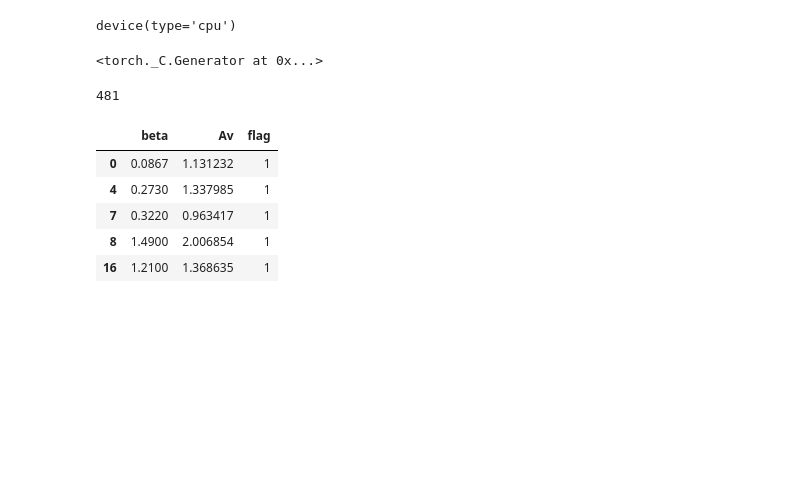
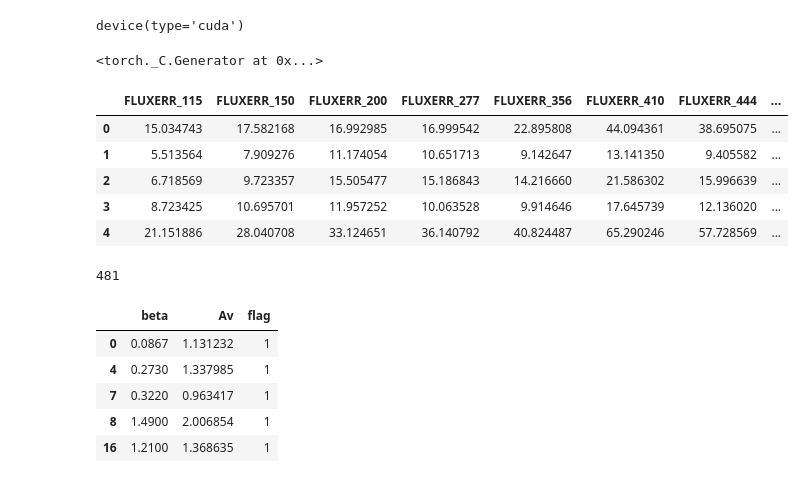
Before and after one commit to hartysimon-sketch/Galaxy-Classifier, a Jupyter notebook: Summer Research/Training/fc_network.ipynb, the cells around one changed output. Saved outputs shown, nothing was run; the diff lists cells and outputs as text; code cells hidden in the pictures; blank space fills up the shorter version.

```diff
--- a/Summer Research/Training/fc_network.ipynb
+++ b/Summer Research/Training/fc_network.ipynb
@@ -22,7 +22,7 @@ import utils as ut
 DEVICE = torch.device('cuda' if torch.cuda.is_available() else 'cpu')
 SEED = 42
 BATCH_SIZE = 128
-EPOCHS = 32000
+EPOCHS = 1000
 LR = 1e-4
 WD = 1e-2
 WEIGHTS = torch.tensor([1.0, 2.0]).to(DEVICE)
@@ -35,7 +35,7 @@ params = {'num_outputs': 2,
 
 DEVICE # check device
 # %% [output]
-device(type='cpu')
+device(type='cuda')
 # %%
 random.seed(SEED)
 torch.manual_seed(SEED)
@@ -55,6 +55,20 @@ cwd = Path.cwd()
 cutout_dir = cwd.parent / 'data' / 'cutouts'
 table_dir = cwd.parent / 'data' / 'tables'
 model_dir = cwd.parent / 'models'
+# %%
+tables = table_dir.rglob('*')
+df = pd.concat((pd.read_csv(t) for t in tables), ignore_index=True)
+
+ceers_flux = df.filter(regex='^FLUX_')
+ceers_err = df.filter(regex='^FLUXERR_')
+ceers_err.head()
+# %% [output]
+|  | FLUXERR_115 | FLUXERR_150 | FLUXERR_200 | FLUXERR_277 | FLUXERR_356 | FLUXERR_410 | FLUXERR_444 | ... |
+| 0 | 15.034743 | 17.582168 | 16.992985 | 16.999542 | 22.895808 | 44.094361 | 38.695075 | ... |
+| 1 | 5.513564 | 7.909276 | 11.174054 | 10.651713 | 9.142647 | 13.141350 | 9.405582 | ... |
+| 2 | 6.718569 | 9.723357 | 15.505477 | 15.186843 | 14.216660 | 21.586302 | 15.996639 | ... |
+| 3 | 8.723425 | 10.695701 | 11.957252 | 10.063528 | 9.914646 | 17.645739 | 12.136020 | ... |
+| 4 | 21.151886 | 28.040708 | 33.124651 | 36.140792 | 40.824487 | 65.290246 | 57.728569 | ... |
 # %%
 tables = table_dir.rglob('*')
 df = pd.concat((pd.read_csv(t) for t in tables), ignore_index=True)
```
Also changed, not shown: parts of 4 cells of this notebook, 2 other files.
